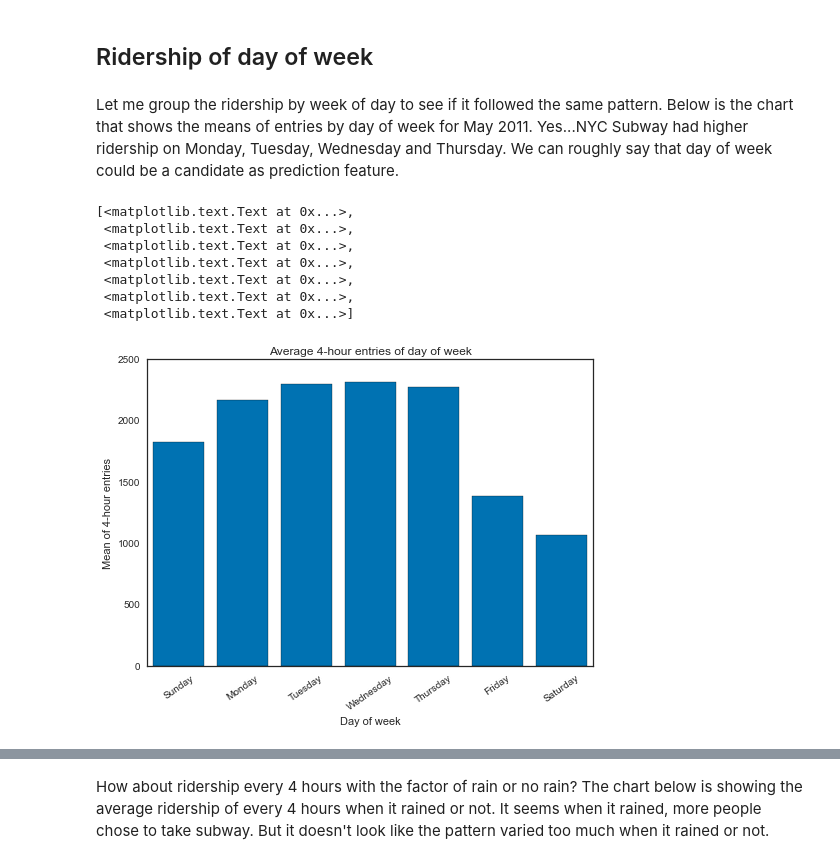
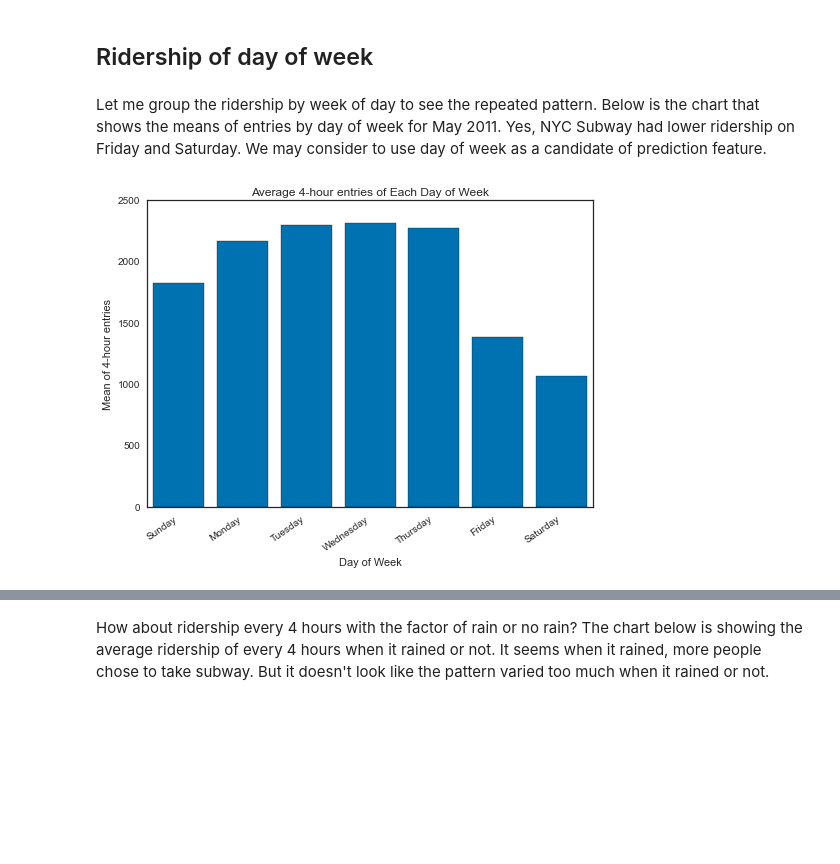
Before and after one commit to meilanou/NYCSubway, a Jupyter notebook: 0. Exploring data.ipynb, the cells around one changed output, grey strips where cells are left out. Drawn from its saved outputs; the diff is of its cells as text; code cells hidden in the pictures; blank space fills up the shorter version.

```diff
--- a/0. Exploring data.ipynb
+++ b/0. Exploring data.ipynb
@@ -152,21 +161,11 @@ ax.set_xticklabels(['05-02-11', '05-09-11', '05-16-11', '05-23-11', '05-30-11'],
 # %% [markdown]
 ## Ridership of day of week
 # %% [markdown]
-Let me group the ridership by week of day to see if it followed the same pattern. Below is the chart that shows the means of entries by day of week for May 2011. Yes...NYC Subway had higher ridership on Monday, Tuesday, Wednesday and Thursday. We can roughly say that day of week could be a candidate as prediction feature.
+Let me group the ridership by week of day to see the repeated pattern. Below is the chart that shows the means of entries by day of week for May 2011. Yes, NYC Subway had lower ridership on Friday and Saturday. We may consider to use day of week as a candidate of prediction feature.
-# %%
-day_week_group = df.groupby(['day_week'])[['day_week', 'ENTRIESn_hourly']].aggregate(np.mean)
-ax = sns.barplot(x=day_week_group['day_week'], y=day_week_group['ENTRIESn_hourly'])
-ax.set_xlabel('Day of week')
-ax.set_ylabel('Mean of 4-hour entries')
-ax.set_title('Average 4-hour entries of day of week')
-ax.set_xticklabels(['Sunday', 'Monday', 'Tuesday', 'Wednesday', 'Thursday', 'Friday', 'Saturday'], rotation=35)
-# %% [output]
-[<matplotlib.text.Text at 0x...>,
- <matplotlib.text.Text at 0x...>,
- <matplotlib.text.Text at 0x...>,
- <matplotlib.text.Text at 0x...>,
- <matplotlib.text.Text at 0x...>,
- <matplotlib.text.Text at 0x...>,
- <matplotlib.text.Text at 0x...>]
-[figure, removed]
+# %%
+day_week_group = df.groupby(['day_week'])[['day_week', 'ENTRIESn_hourly']].aggregate(np.mean)
+week_days = ['Sunday', 'Monday', 'Tuesday', 'Wednesday', 'Thursday', 'Friday', 'Saturday']
+plot_4_hour_average_entries_bar(day_week_group['day_week'], day_week_group['ENTRIESn_hourly'], 'Day of Week', xticklabels=week_days)
+# %% [output]
+[figure, added]
 # %% [markdown]
```
Also changed, not shown: parts of 21 cells of this notebook.
